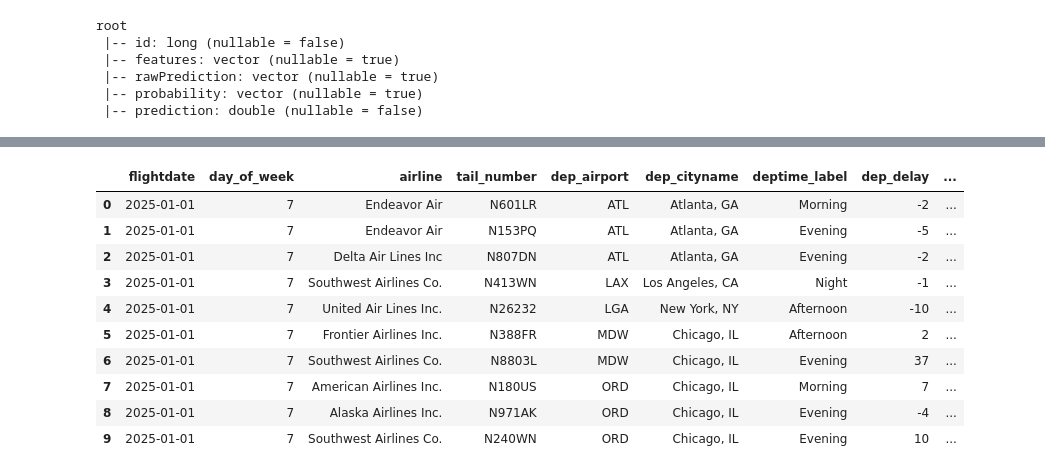
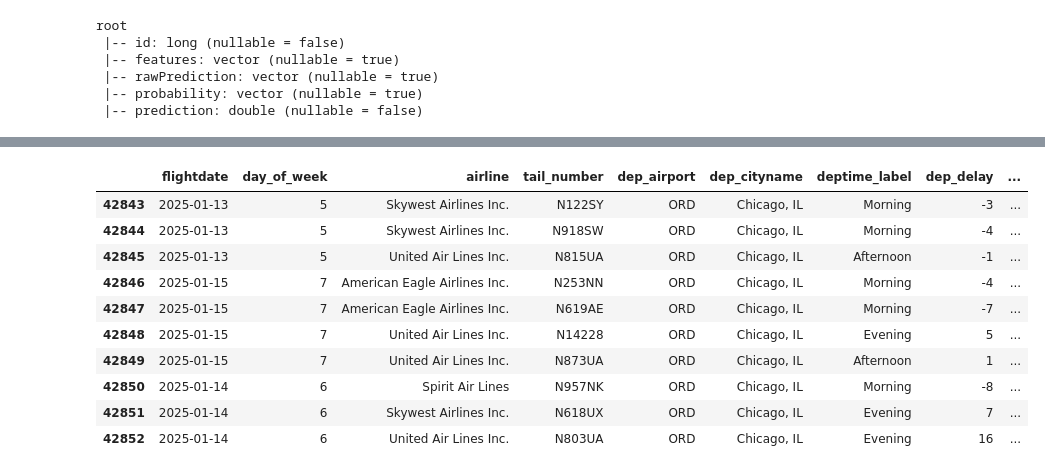
Before and after one commit to VerstappenRB18/EEET2574-BigData-A3, a Jupyter notebook: model_training.ipynb, the cells around one changed output, grey strips where cells are left out. Saved outputs shown, nothing was run; the diff lists cells and outputs as text; code cells hidden in the pictures.

```diff
--- a/model_training.ipynb
+++ b/model_training.ipynb
@@ -491,17 +447,20 @@ realtime_data.dtypes
 # %%
 realtime_data = realtime_data.withColumn("id", monotonically_increasing_id())
 
-categorical_columns = [col for col, dtype in realtime_data.dtypes if dtype == "string"]
-numeric_columns = [col for col, dtype in realtime_data.dtypes if dtype in ["double", "bigint"]]
+categorical_columns = [coll for coll, dtype in realtime_data.dtypes if dtype == "string"]
+numeric_columns = [coll for coll, dtype in realtime_data.dtypes if dtype in ["double", "bigint"]]
 
 stages = []  # For storing transformations
 encoded_categorical_columns = []  # To store names of new indexed columns
 
-for col in categorical_columns:
-    indexed_col = f"{col}_indexed"  # Create a name for the indexed column
-    indexer = StringIndexer(inputCol=col, outputCol=indexed_col, handleInvalid="keep")
+for coll in categorical_columns:
+    indexed_col = f"{coll}_indexed"
+    encoded_col = f"{coll}_encoded"
+    indexer = StringIndexer(inputCol=coll, outputCol=indexed_col, handleInvalid="keep")
+    encoder = OneHotEncoder(inputCol=f"{coll}_indexed", outputCol=f"{coll}_encoded")
     stages.append(indexer)
-    encoded_categorical_columns.append(indexed_col)  # Add to encoded column list
+    stages.append(encoder)
+    encoded_categorical_columns.append(encoded_col)  # Add to encoded column list
 
 real_feature_columns = numeric_columns + encoded_categorical_columns
 vector_assembler = VectorAssembler(inputCols=real_feature_columns, outputCol="features")
@@ -531,4 +490,4 @@ realtime_data.dtypes
 [('id', 'bigint'), ('features', 'vector')]
 # %%
 # Load the saved model
-loaded_model = PipelineModel.load("goodmodel")
+loaded_model = PipelineModel.load("goodmodel_mm")
@@ -564,28 +529,30 @@ only showing top 10 rows
 # %%
 streaming_df = streaming_df.withColumn("id", monotonically_increasing_id())
 predictions = predictions.withColumn("id", monotonically_increasing_id())
 
 streaming_with_predictions = streaming_df.join(predictions.select("id", "prediction"), on="id", how="inner")
 
 streaming_with_predictions = streaming_with_predictions.drop("id")
 
 # Convert PySpark DataFrame to Pandas DataFrame
 prediction_df = streaming_with_predictions.toPandas()
 
+prediction_df = prediction_df.drop(columns=["dep_delay_tag"])
+
 # Display the Pandas DataFrame
-prediction_df.head(10)
+prediction_df.tail(10)
 # %% [output]
 |  | flightdate | day_of_week | airline | tail_number | dep_airport | dep_cityname | deptime_label | dep_delay | ... |
-| 0 | 2025-01-01 | 7 | Endeavor Air | N601LR | ATL | Atlanta, GA | Morning | -2 | ... |
-| 1 | 2025-01-01 | 7 | Endeavor Air | N153PQ | ATL | Atlanta, GA | Evening | -5 | ... |
-| 2 | 2025-01-01 | 7 | Delta Air Lines Inc | N807DN | ATL | Atlanta, GA | Evening | -2 | ... |
-| 3 | 2025-01-01 | 7 | Southwest Airlines Co. | N413WN | LAX | Los Angeles, CA | Night | -1 | ... |
-| 4 | 2025-01-01 | 7 | United Air Lines Inc. | N26232 | LGA | New York, NY | Afternoon | -10 | ... |
-| 5 | 2025-01-01 | 7 | Frontier Airlines Inc. | N388FR | MDW | Chicago, IL | Afternoon | 2 | ... |
-| 6 | 2025-01-01 | 7 | Southwest Airlines Co. | N8803L | MDW | Chicago, IL | Evening | 37 | ... |
-| 7 | 2025-01-01 | 7 | American Airlines Inc. | N180US | ORD | Chicago, IL | Morning | 7 | ... |
-| 8 | 2025-01-01 | 7 | Alaska Airlines Inc. | N971AK | ORD | Chicago, IL | Evening | -4 | ... |
-| 9 | 2025-01-01 | 7 | Southwest Airlines Co. | N240WN | ORD | Chicago, IL | Evening | 10 | ... |
+| 42843 | 2025-01-13 | 5 | Skywest Airlines Inc. | N122SY | ORD | Chicago, IL | Morning | -3 | ... |
+| 42844 | 2025-01-13 | 5 | Skywest Airlines Inc. | N918SW | ORD | Chicago, IL | Morning | -4 | ... |
+| 42845 | 2025-01-13 | 5 | United Air Lines Inc. | N815UA | ORD | Chicago, IL | Afternoon | -1 | ... |
+| 42846 | 2025-01-15 | 7 | American Eagle Airlines Inc. | N253NN | ORD | Chicago, IL | Morning | -4 | ... |
+| 42847 | 2025-01-15 | 7 | American Eagle Airlines Inc. | N619AE | ORD | Chicago, IL | Morning | -7 | ... |
+| 42848 | 2025-01-15 | 7 | United Air Lines Inc. | N14228 | ORD | Chicago, IL | Evening | 5 | ... |
+| 42849 | 2025-01-15 | 7 | United Air Lines Inc. | N873UA | ORD | Chicago, IL | Afternoon | 1 | ... |
+| 42850 | 2025-01-14 | 6 | Spirit Air Lines | N957NK | ORD | Chicago, IL | Morning | -8 | ... |
+| 42851 | 2025-01-14 | 6 | Skywest Airlines Inc. | N618UX | ORD | Chicago, IL | Evening | 7 | ... |
+| 42852 | 2025-01-14 | 6 | United Air Lines Inc. | N803UA | ORD | Chicago, IL | Evening | 16 | ... |
 # %%
 s3_resource = boto3.Session().resource('s3')
 
```
Also changed, not shown: parts of 13 cells of this notebook.
